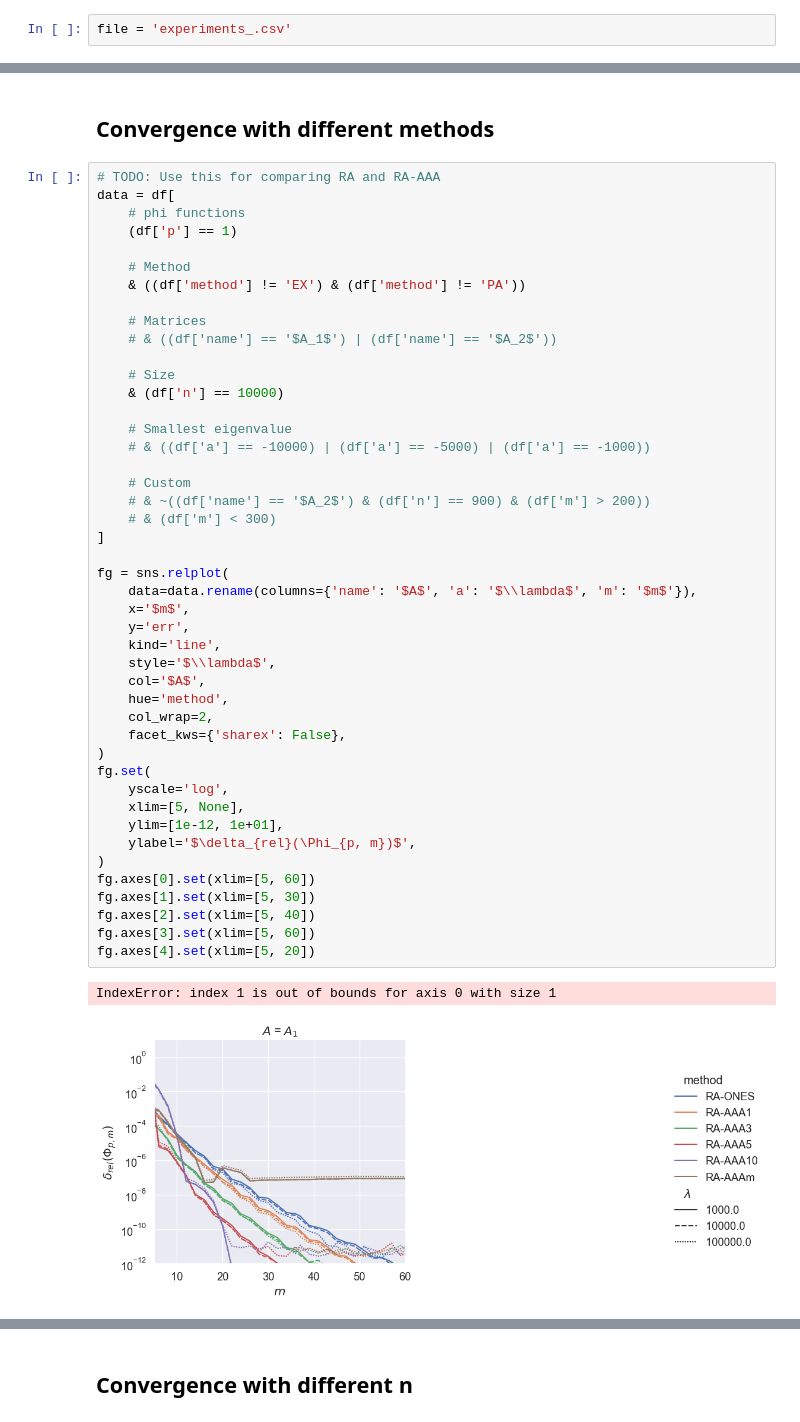
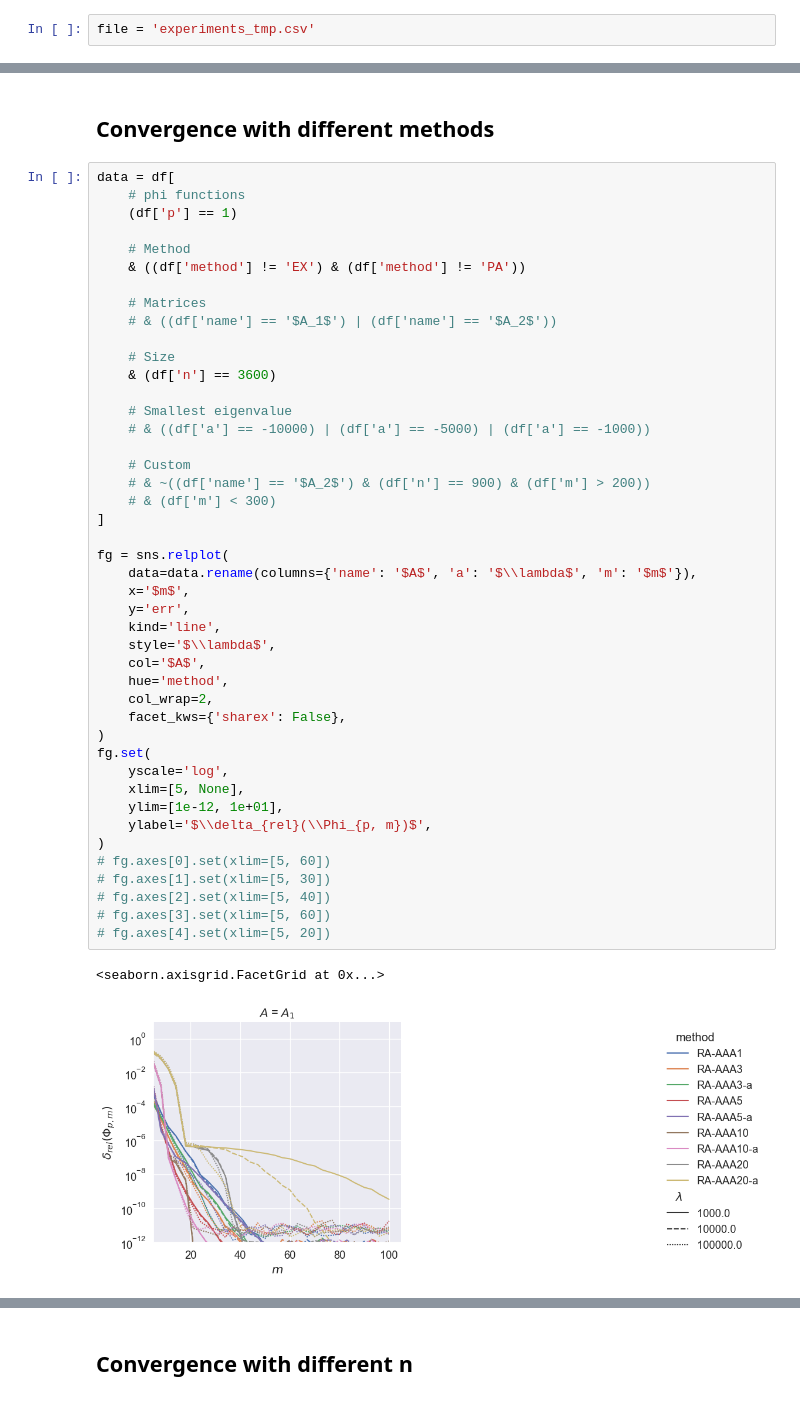
Before and after one commit to sprmsv/KAMF, a Jupyter notebook: experiments.ipynb, the cells around one changed output, grey strips where cells are left out. Saved outputs shown, nothing was run; the diff lists cells and outputs as text.

Commit message:
add errors of AAA versus m

```diff
--- a/experiments.ipynb
+++ b/experiments.ipynb
@@ -528,5 +569,5 @@ df = pd.concat([pd.DataFrame(d) for d in ds])
 # %%
-file = 'experiments_.csv'
+file = 'experiments_tmp.csv'
 # %%
 # Save the experiments
 df.to_csv(file, index=False)
@@ -696,7 +737,6 @@ fg.axes[1].set(xlim=[5, 600]);
 # %% [markdown]
 ## Convergence with different methods
 # %%
-# TODO: Use this for comparing RA and RA-AAA
 data = df[
     # phi functions
     (df['p'] == 1)
@@ -707,42 +747,42 @@ data = df[
     # Matrices
     # & ((df['name'] == '$A_1$') | (df['name'] == '$A_2$'))
 
     # Size
-    & (df['n'] == 10000)
+    & (df['n'] == 3600)
 
     # Smallest eigenvalue
     # & ((df['a'] == -10000) | (df['a'] == -5000) | (df['a'] == -1000))
 
     # Custom
     # & ~((df['name'] == '$A_2$') & (df['n'] == 900) & (df['m'] > 200))
     # & (df['m'] < 300)
 ]
 
 fg = sns.relplot(
     data=data.rename(columns={'name': '$A$', 'a': '$\\lambda$', 'm': '$m$'}),
     x='$m$',
     y='err',
     kind='line',
     style='$\\lambda$',
     col='$A$',
     hue='method',
     col_wrap=2,
     facet_kws={'sharex': False},
 )
 fg.set(
     yscale='log',
     xlim=[5, None],
     ylim=[1e-12, 1e+01],
-    ylabel='$\delta_{rel}(\Phi_{p, m})$',
+    ylabel='$\\delta_{rel}(\\Phi_{p, m})$',
 )
-fg.axes[0].set(xlim=[5, 60])
-fg.axes[1].set(xlim=[5, 30])
-fg.axes[2].set(xlim=[5, 40])
-fg.axes[3].set(xlim=[5, 60])
-fg.axes[4].set(xlim=[5, 20])
+# fg.axes[0].set(xlim=[5, 60])
+# fg.axes[1].set(xlim=[5, 30])
+# fg.axes[2].set(xlim=[5, 40])
+# fg.axes[3].set(xlim=[5, 60])
+# fg.axes[4].set(xlim=[5, 20])
 # %% [output]
-IndexError: index 1 is out of bounds for axis 0 with size 1
+<seaborn.axisgrid.FacetGrid at 0x...>
-[figure, old version]
+[figure, new version]
 # %%
 data = df[
     # phi functions
```
Also changed, not shown: parts of 9 cells of this notebook, 4 other files.
